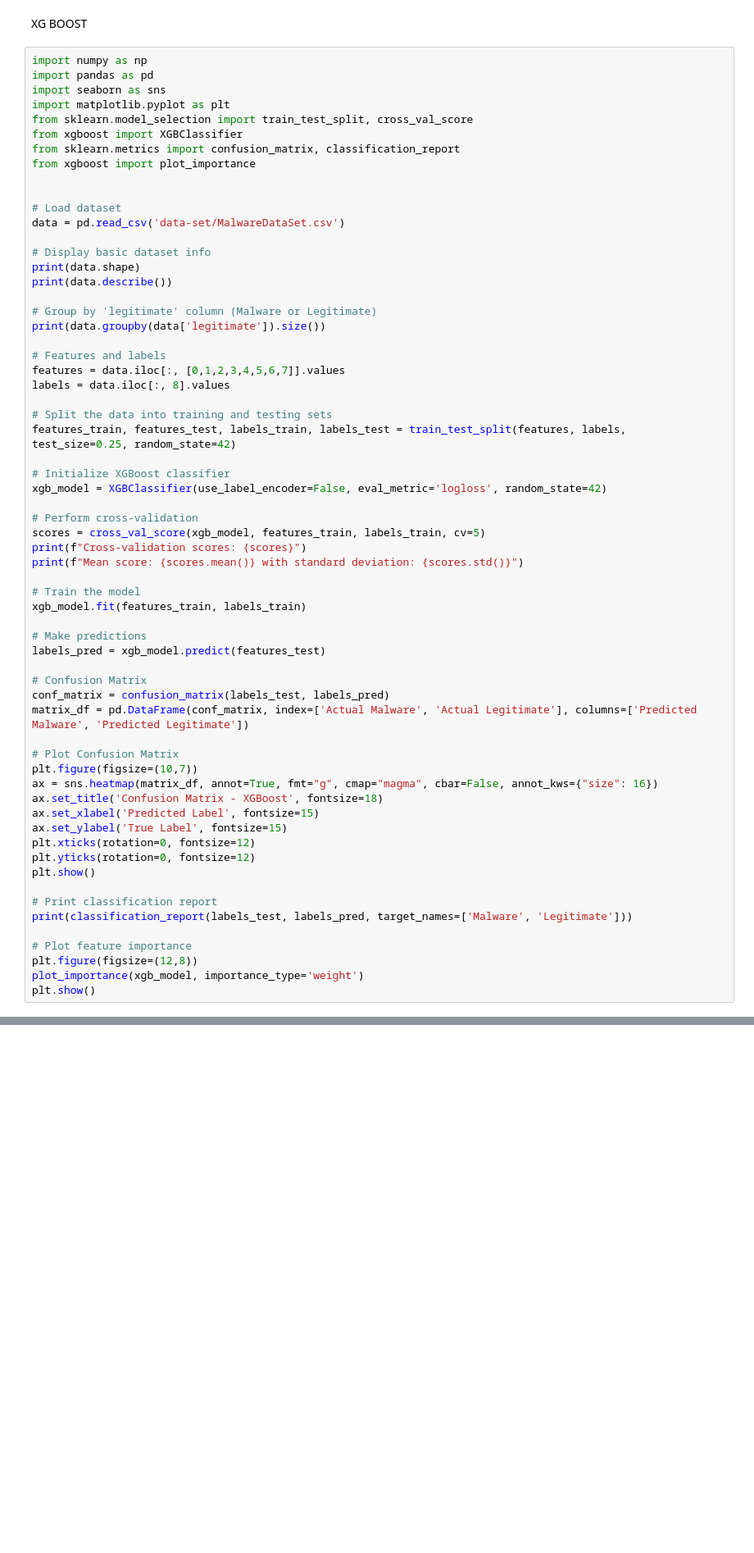
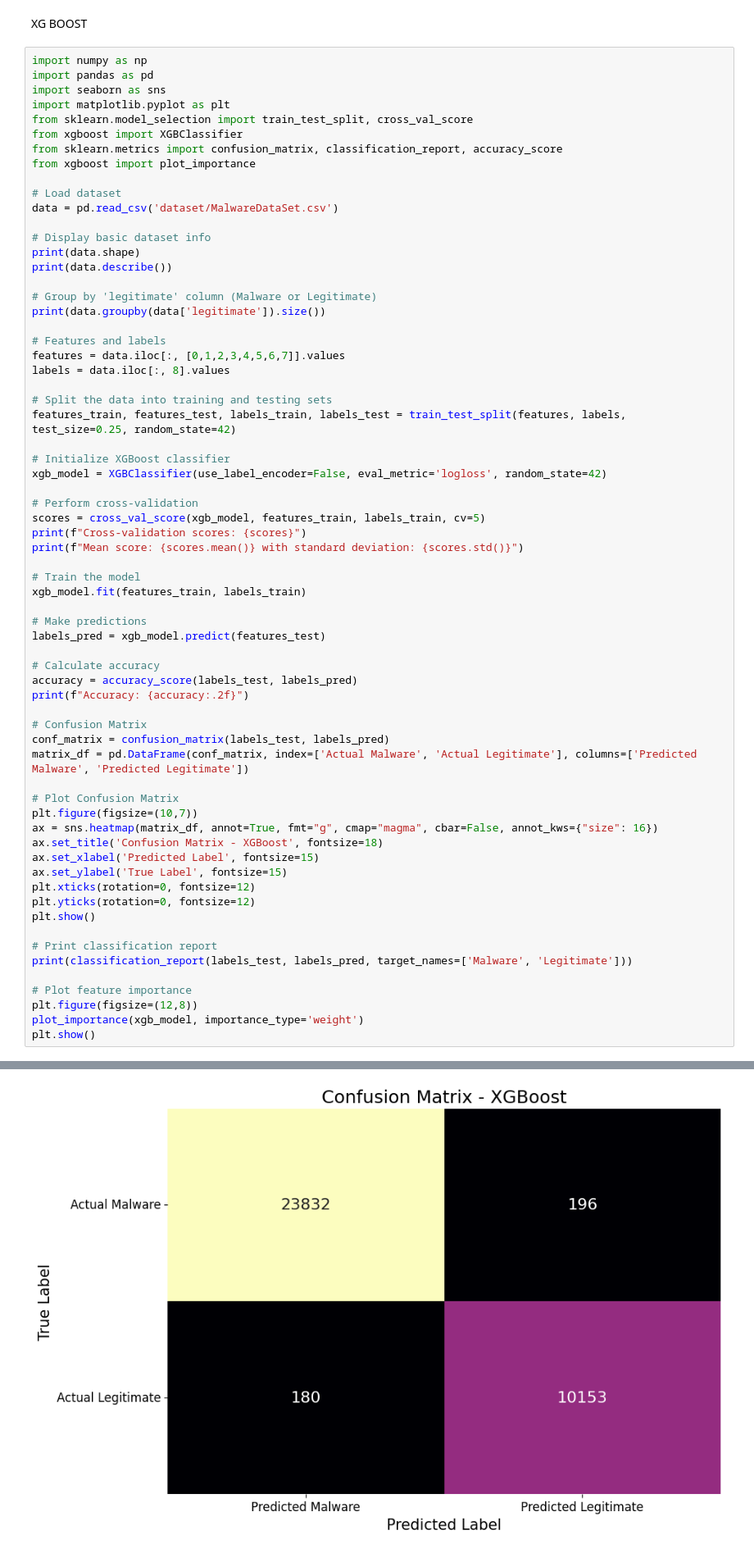
Before and after one commit to AynSiddiqui/DecisionTrees, a Jupyter notebook: DecisionTrees.ipynb, the cells around one changed output, grey strips where cells are left out. Shown at 82% size. Drawn from its saved outputs; the diff is of its cells as text; blank space fills up the shorter version.

```diff
--- a/DecisionTrees.ipynb
+++ b/DecisionTrees.ipynb
@@ -149,12 +149,11 @@ import seaborn as sns
 import matplotlib.pyplot as plt
 from sklearn.model_selection import train_test_split, cross_val_score
 from xgboost import XGBClassifier
-from sklearn.metrics import confusion_matrix, classification_report
+from sklearn.metrics import confusion_matrix, classification_report, accuracy_score
 from xgboost import plot_importance
 
-
 # Load dataset
-data = pd.read_csv('data-set/MalwareDataSet.csv')
+data = pd.read_csv('dataset/MalwareDataSet.csv')
 
 # Display basic dataset info
 print(data.shape)
@@ -184,6 +183,10 @@ xgb_model.fit(features_train, labels_train)
 # Make predictions
 labels_pred = xgb_model.predict(features_test)
 
+# Calculate accuracy
+accuracy = accuracy_score(labels_test, labels_pred)
+print(f"Accuracy: {accuracy:.2f}")
+
 # Confusion Matrix
 conf_matrix = confusion_matrix(labels_test, labels_pred)
 matrix_df = pd.DataFrame(conf_matrix, index=['Actual Malware', 'Actual Legitimate'], columns=['Predicted Malware', 'Predicted Legitimate'])
@@ -209,0 +250 @@ ModuleNotFoundError: No module named 'xgboost'
+[figure, added]
```
Also changed, not shown: parts of 4 cells of this notebook.
